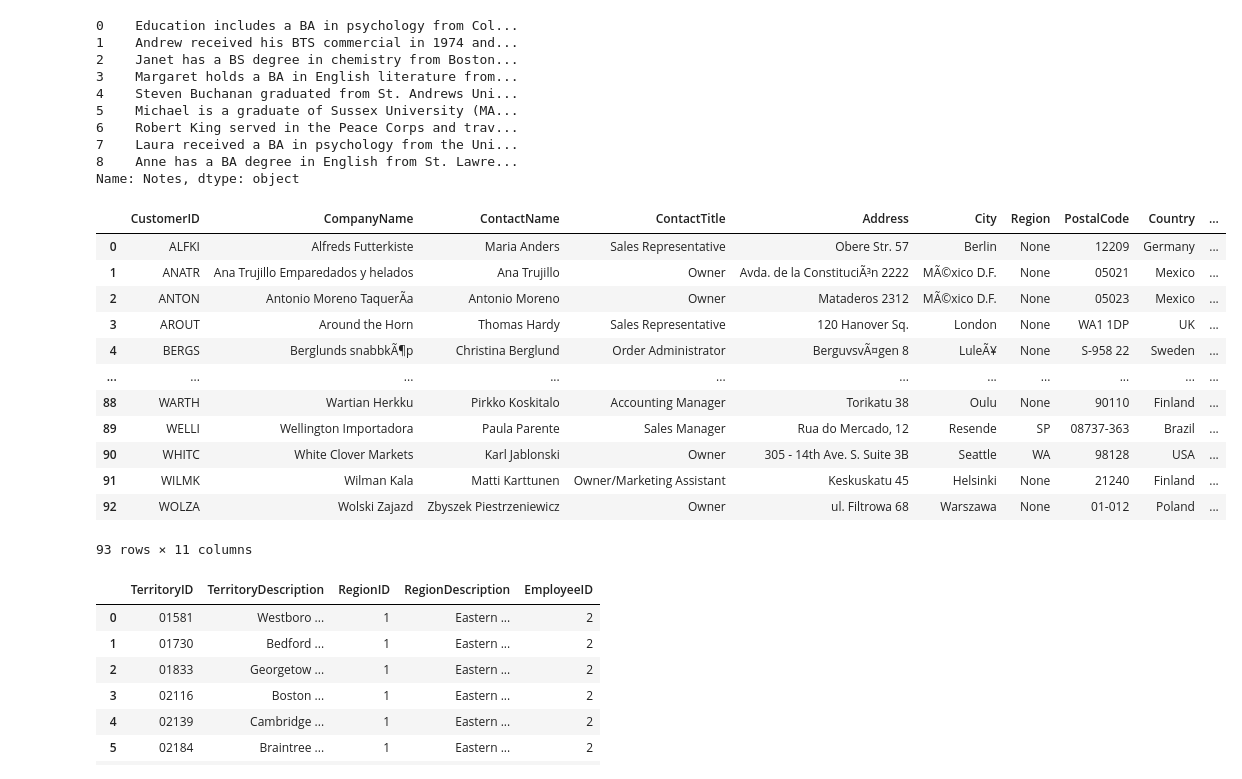
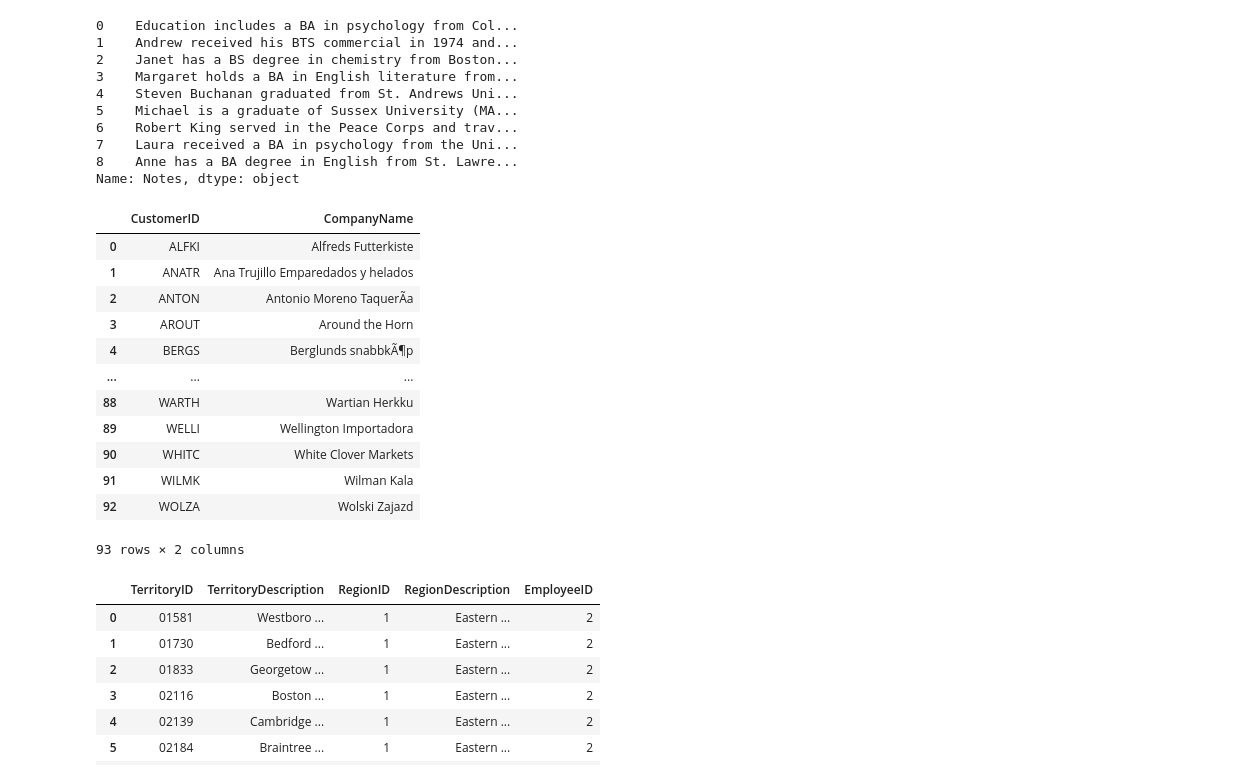
Before and after one commit to cdonahu/ST590-Project-2, a Jupyter notebook: Part2-SQLiteDatabase.ipynb, the cells around one changed output. Saved outputs shown, nothing was run; the diff lists cells and outputs as text; code cells hidden in the pictures.

```diff
--- a/Part2-SQLiteDatabase.ipynb
+++ b/Part2-SQLiteDatabase.ipynb
@@ -75,22 +76,22 @@ employees['Notes']
 Name: Notes, dtype: object
 # %%
 # Read in Customers table
-cust = pd.read_sql_query('SELECT * FROM Customers;', con)
+cust = pd.read_sql_query('SELECT CustomerID, CompanyName FROM Customers;', con)
 cust
 # %% [output]
-|  | CustomerID | CompanyName | ContactName | ContactTitle | Address | City | Region | PostalCode | Country | ... |
-| 0 | ALFKI | Alfreds Futterkiste | Maria Anders | Sales Representative | Obere Str. 57 | Berlin | None | 12209 | Germany | ... |
-| 1 | ANATR | Ana Trujillo Emparedados y helados | Ana Trujillo | Owner | Avda. de la ConstituciÃ³n 2222 | MÃ©xico D.F. | None | 05021 | Mexico | ... |
-| 2 | ANTON | Antonio Moreno TaquerÃ­a | Antonio Moreno | Owner | Mataderos 2312 | MÃ©xico D.F. | None | 05023 | Mexico | ... |
-| 3 | AROUT | Around the Horn | Thomas Hardy | Sales Representative | 120 Hanover Sq. | London | None | WA1 1DP | UK | ... |
-| 4 | BERGS | Berglunds snabbkÃ¶p | Christina Berglund | Order Administrator | BerguvsvÃ¤gen 8 | LuleÃ¥ | None | S-958 22 | Sweden | ... |
-| ... | ... | ... | ... | ... | ... | ... | ... | ... | ... | ... |
-| 88 | WARTH | Wartian Herkku | Pirkko Koskitalo | Accounting Manager | Torikatu 38 | Oulu | None | 90110 | Finland | ... |
-| 89 | WELLI | Wellington Importadora | Paula Parente | Sales Manager | Rua do Mercado, 12 | Resende | SP | 08737-363 | Brazil | ... |
-| 90 | WHITC | White Clover Markets | Karl Jablonski | Owner | 305 - 14th Ave. S. Suite 3B | Seattle | WA | 98128 | USA | ... |
-| 91 | WILMK | Wilman Kala | Matti Karttunen | Owner/Marketing Assistant | Keskuskatu 45 | Helsinki | None | 21240 | Finland | ... |
-| 92 | WOLZA | Wolski Zajazd | Zbyszek Piestrzeniewicz | Owner | ul. Filtrowa 68 | Warszawa | None | 01-012 | Poland | ... |
+|  | CustomerID | CompanyName |
+| 0 | ALFKI | Alfreds Futterkiste |
+| 1 | ANATR | Ana Trujillo Emparedados y helados |
+| 2 | ANTON | Antonio Moreno TaquerÃ­a |
+| 3 | AROUT | Around the Horn |
+| 4 | BERGS | Berglunds snabbkÃ¶p |
+| ... | ... | ... |
+| 88 | WARTH | Wartian Herkku |
+| 89 | WELLI | Wellington Importadora |
+| 90 | WHITC | White Clover Markets |
+| 91 | WILMK | Wilman Kala |
+| 92 | WOLZA | Wolski Zajazd |
-93 rows × 11 columns
+93 rows × 2 columns
 # %%
 # Read in Territories table
 terr = pd.read_sql_query('SELECT * FROM Territories;', con)
```
Also changed, not shown: parts of 16 cells of this notebook.
